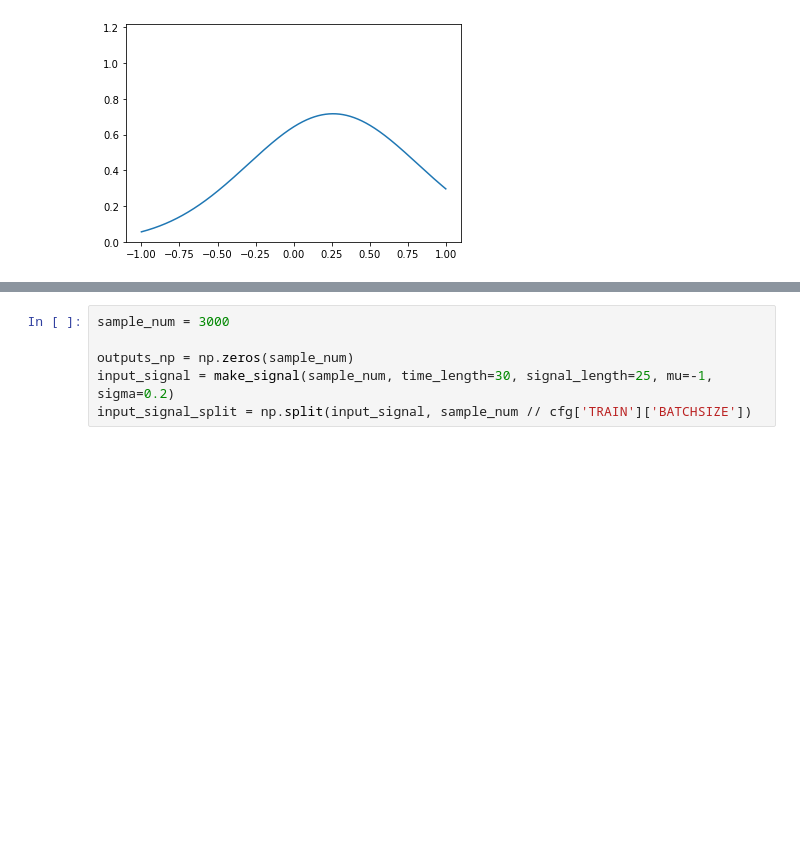
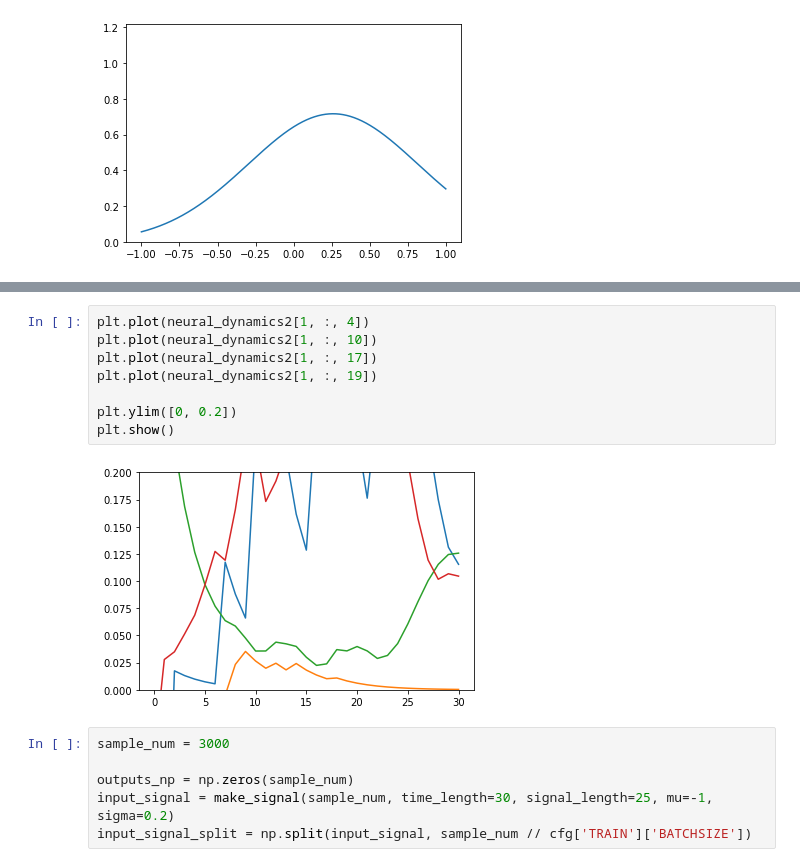
Before and after one commit to tripdancer0916/probabilistic-inference-rnn, a Jupyter notebook: jupyter/check_results.ipynb, the cells around one changed output, grey strips where cells are left out. Drawn from its saved outputs; the diff is of its cells as text; blank space fills up the shorter version.

```diff
--- a/jupyter/check_results.ipynb
+++ b/jupyter/check_results.ipynb
@@ -200,3 +257,13 @@ plt.plot(neural_dynamics[0, :, 21])
+# %%
+plt.plot(neural_dynamics2[1, :, 4])
+plt.plot(neural_dynamics2[1, :, 10])
+plt.plot(neural_dynamics2[1, :, 17])
+plt.plot(neural_dynamics2[1, :, 19])
+
+plt.ylim([0, 0.2])
+plt.show()
+# %% [output]
+[figure, added]
 # %%
 sample_num = 3000
 
```
Also changed, not shown: parts of 5 cells of this notebook, 1 other file.
